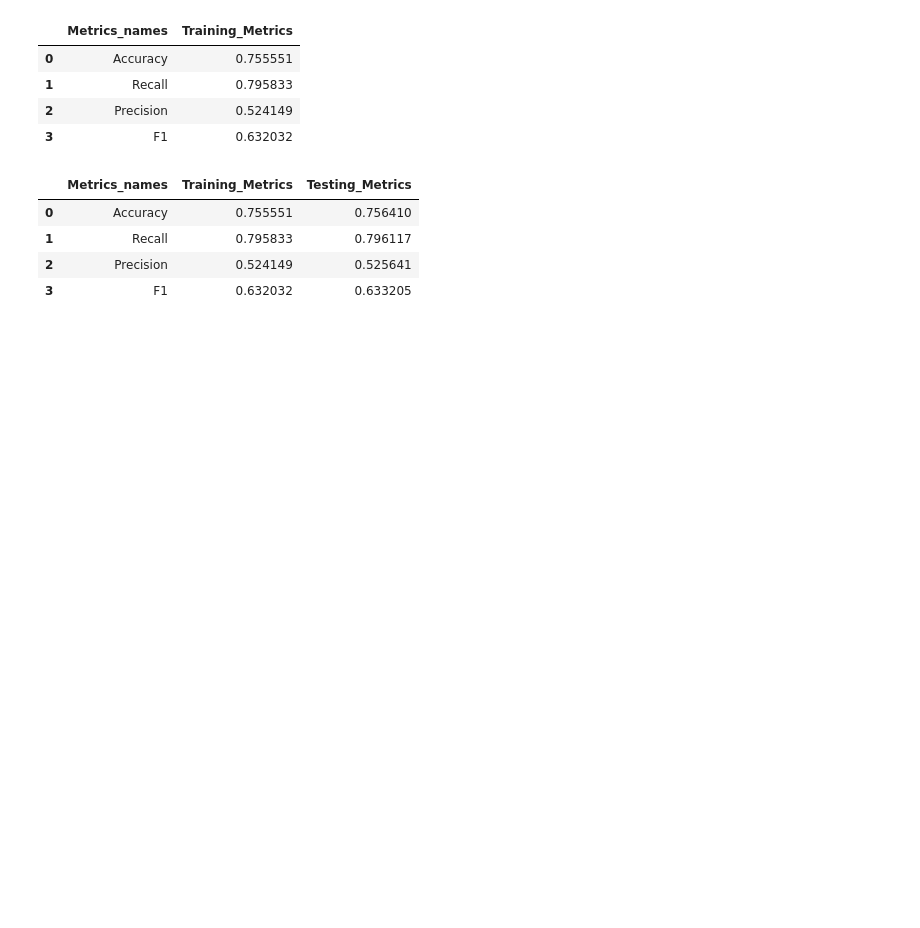
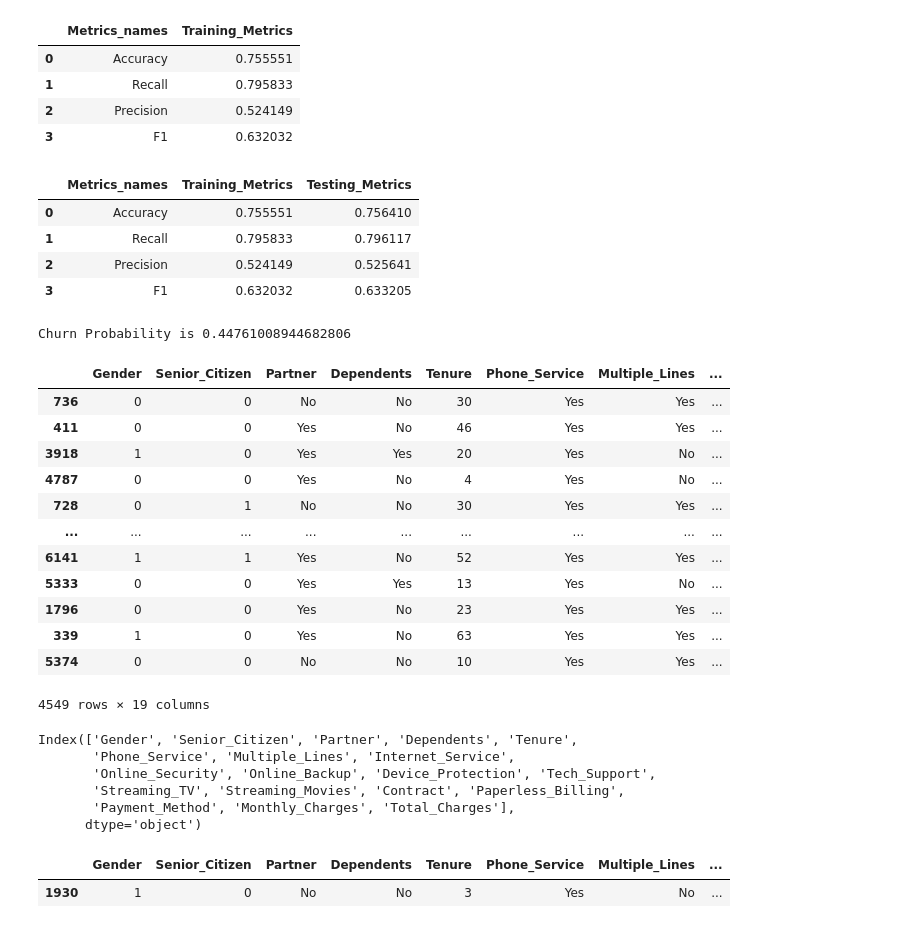
Before and after one commit to pavanksu2009/Teleco_Churn_Prediction, a Jupyter notebook: modelling_notebooks/LR_Model.ipynb, the cells around one changed output. Cells and saved outputs as stored; diff of their text form; code cells hidden in the pictures; blank space fills up the shorter version.

```diff
--- a/modelling_notebooks/LR_Model.ipynb
+++ b/modelling_notebooks/LR_Model.ipynb
@@ -459,3 +459,38 @@ display(Output_df)
 | 1 | Recall | 0.795833 | 0.796117 |
 | 2 | Precision | 0.524149 | 0.525641 |
 | 3 | F1 | 0.632032 | 0.633205 |
+# %%
+print("Churn Probability is {}".format(lr_grid.predict_proba(X_train)[:, 1][0]))
+# %% [output]
+Churn Probability is 0.44761008944682806
+# %%
+X_train
+# %% [output]
+|  | Gender | Senior_Citizen | Partner | Dependents | Tenure | Phone_Service | Multiple_Lines | ... |
+| 736 | 0 | 0 | No | No | 30 | Yes | Yes | ... |
+| 411 | 0 | 0 | Yes | No | 46 | Yes | Yes | ... |
+| 3918 | 1 | 0 | Yes | Yes | 20 | Yes | No | ... |
+| 4787 | 0 | 0 | Yes | No | 4 | Yes | No | ... |
+| 728 | 0 | 1 | No | No | 30 | Yes | Yes | ... |
+| ... | ... | ... | ... | ... | ... | ... | ... | ... |
+| 6141 | 1 | 1 | Yes | No | 52 | Yes | Yes | ... |
+| 5333 | 0 | 0 | Yes | Yes | 13 | Yes | No | ... |
+| 1796 | 0 | 0 | Yes | No | 23 | Yes | Yes | ... |
+| 339 | 1 | 0 | Yes | No | 63 | Yes | Yes | ... |
+| 5374 | 0 | 0 | No | No | 10 | Yes | Yes | ... |
+4549 rows × 19 columns
+# %%
+X_train.columns
+# %% [output]
+Index(['Gender', 'Senior_Citizen', 'Partner', 'Dependents', 'Tenure',
+       'Phone_Service', 'Multiple_Lines', 'Internet_Service',
+       'Online_Security', 'Online_Backup', 'Device_Protection', 'Tech_Support',
+       'Streaming_TV', 'Streaming_Movies', 'Contract', 'Paperless_Billing',
+       'Payment_Method', 'Monthly_Charges', 'Total_Charges'],
+      dtype='object')
+# %%
+x_test = pd.DataFrame([X_train.iloc[10]])
+x_test
+# %% [output]
+|  | Gender | Senior_Citizen | Partner | Dependents | Tenure | Phone_Service | Multiple_Lines | ... |
+| 1930 | 1 | 0 | No | No | 3 | Yes | No | ... |
```
Also changed, not shown: parts of 10 cells of this notebook, 11 other files.
